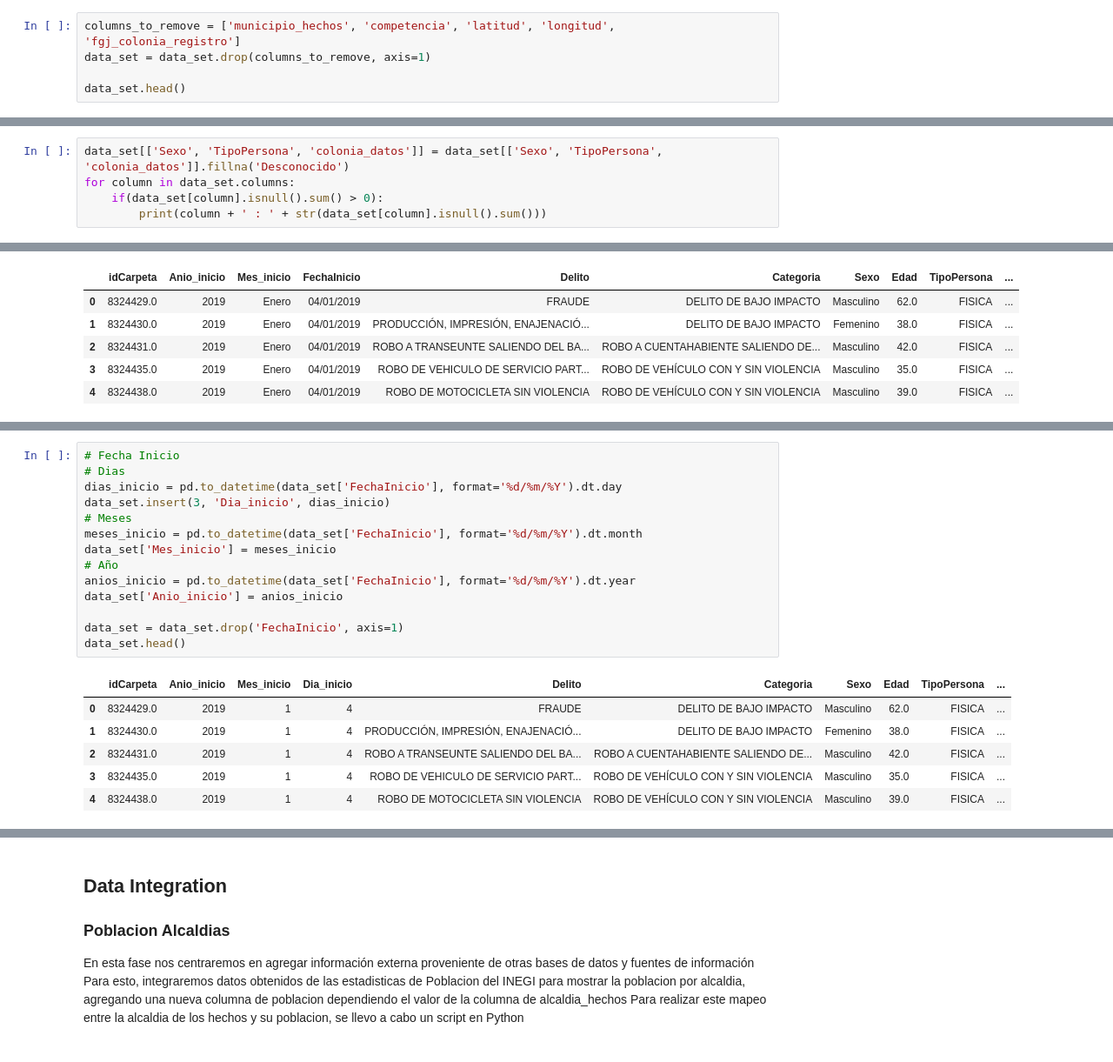
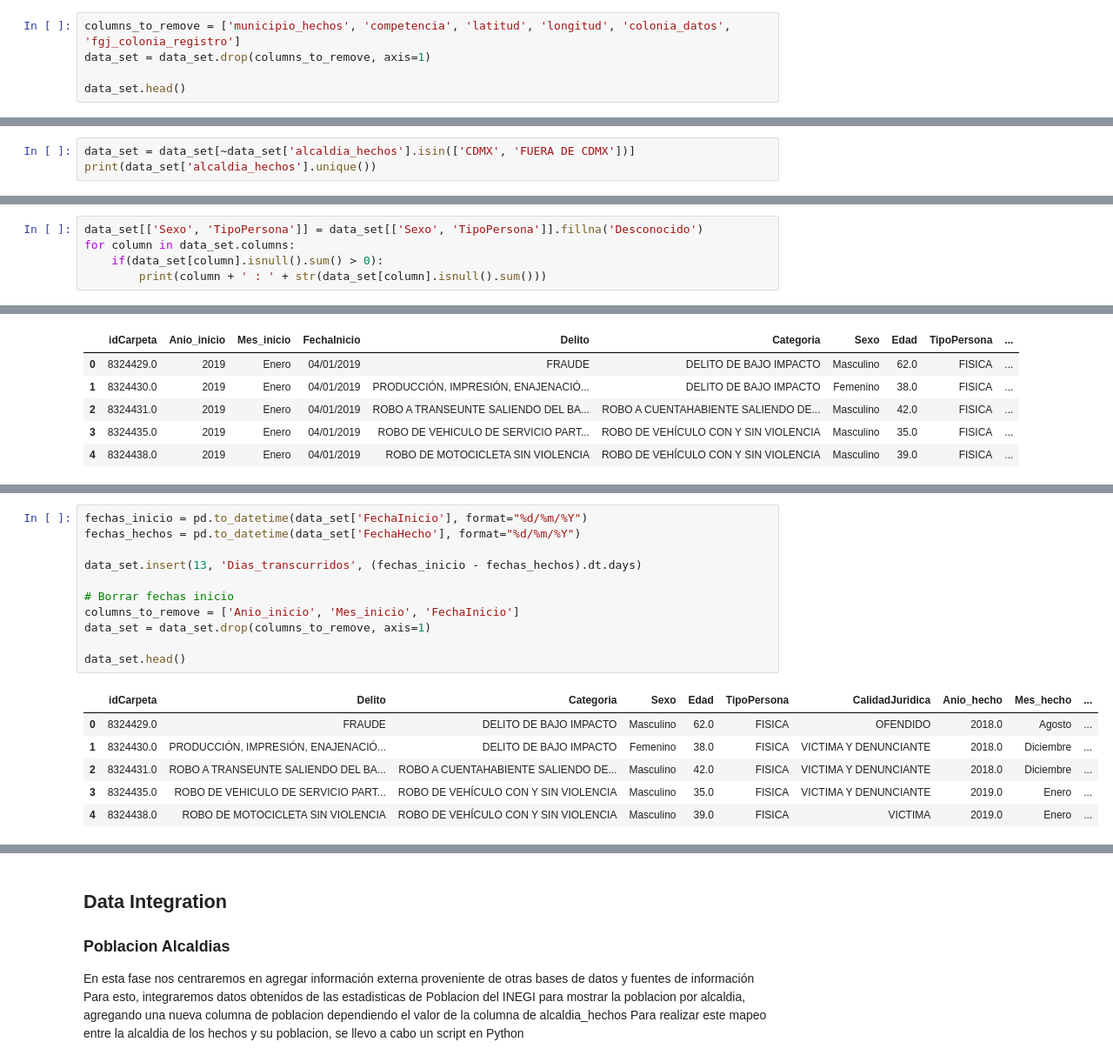
Before and after one commit to alexvasqxz/DS_Projects, a Jupyter notebook: Criminalidad/DataPreparation.ipynb, the cells around one changed output, grey strips where cells are left out. Shown: that part at 87% size. Cells and saved outputs as stored; diff of their text form.

```diff
--- a/Criminalidad/DataPreparation.ipynb
+++ b/Criminalidad/DataPreparation.ipynb
@@ -14,7 +15,7 @@ import pandas as pd
 
 data_set = pd.read_csv("sourceData.csv")
 # %%
-columns_to_remove = ['municipio_hechos', 'competencia', 'latitud', 'longitud', 'fgj_colonia_registro']
+columns_to_remove = ['municipio_hechos', 'competencia', 'latitud', 'longitud', 'colonia_datos', 'fgj_colonia_registro']
 data_set = data_set.drop(columns_to_remove, axis=1)
 
 data_set.head()
@@ -92,0 +98,3 @@ Name: idCarpeta, dtype: int64
+# %%
+data_set = data_set[~data_set['alcaldia_hechos'].isin(['CDMX', 'FUERA DE CDMX'])]
+print(data_set['alcaldia_hechos'].unique())
@@ -138,7 +149,7 @@ Las columnas a ser modificadas son:
 - TipoPersona
 - colonia_datos
 # %%
-data_set[['Sexo', 'TipoPersona', 'colonia_datos']] = data_set[['Sexo', 'TipoPersona', 'colonia_datos']].fillna('Desconocido')
+data_set[['Sexo', 'TipoPersona']] = data_set[['Sexo', 'TipoPersona']].fillna('Desconocido')
 for column in data_set.columns:
     if(data_set[column].isnull().sum() > 0):
         print(column + ' : ' + str(data_set[column].isnull().sum()))
@@ -172,21 +179,18 @@ Con el proposito de contar con datos mas limpios y entendibles, se seguira el si
 # %%
-# Fecha Inicio
-# Dias
-dias_inicio = pd.to_datetime(data_set['FechaInicio'], format='%d/%m/%Y').dt.day
-data_set.insert(3, 'Dia_inicio', dias_inicio)
-# Meses
-meses_inicio = pd.to_datetime(data_set['FechaInicio'], format='%d/%m/%Y').dt.month
-data_set['Mes_inicio'] = meses_inicio
-# Año
-anios_inicio = pd.to_datetime(data_set['FechaInicio'], format='%d/%m/%Y').dt.year
-data_set['Anio_inicio'] = anios_inicio
+fechas_inicio = pd.to_datetime(data_set['FechaInicio'], format="%d/%m/%Y")
+fechas_hechos = pd.to_datetime(data_set['FechaHecho'], format="%d/%m/%Y")
 
-data_set = data_set.drop('FechaInicio', axis=1)
+data_set.insert(13, 'Dias_transcurridos', (fechas_inicio - fechas_hechos).dt.days)
+
+# Borrar fechas inicio
+columns_to_remove = ['Anio_inicio', 'Mes_inicio', 'FechaInicio']
+data_set = data_set.drop(columns_to_remove, axis=1)
+
 data_set.head()
 # %% [output]
-|  | idCarpeta | Anio_inicio | Mes_inicio | Dia_inicio | Delito | Categoria | Sexo | Edad | TipoPersona | ... |
-| 0 | 8324429.0 | 2019 | 1 | 4 | FRAUDE | DELITO DE BAJO IMPACTO | Masculino | 62.0 | FISICA | ... |
-| 1 | 8324430.0 | 2019 | 1 | 4 | PRODUCCIÓN, IMPRESIÓN, ENAJENACIÓ... | DELITO DE BAJO IMPACTO | Femenino | 38.0 | FISICA | ... |
-| 2 | 8324431.0 | 2019 | 1 | 4 | ROBO A TRANSEUNTE SALIENDO DEL BA... | ROBO A CUENTAHABIENTE SALIENDO DE... | Masculino | 42.0 | FISICA | ... |
-| 3 | 8324435.0 | 2019 | 1 | 4 | ROBO DE VEHICULO DE SERVICIO PART... | ROBO DE VEHÍCULO CON Y SIN VIOLENCIA | Masculino | 35.0 | FISICA | ... |
-| 4 | 8324438.0 | 2019 | 1 | 4 | ROBO DE MOTOCICLETA SIN VIOLENCIA | ROBO DE VEHÍCULO CON Y SIN VIOLENCIA | Masculino | 39.0 | FISICA | ... |
+|  | idCarpeta | Delito | Categoria | Sexo | Edad | TipoPersona | CalidadJuridica | Anio_hecho | Mes_hecho | ... |
+| 0 | 8324429.0 | FRAUDE | DELITO DE BAJO IMPACTO | Masculino | 62.0 | FISICA | OFENDIDO | 2018.0 | Agosto | ... |
+| 1 | 8324430.0 | PRODUCCIÓN, IMPRESIÓN, ENAJENACIÓ... | DELITO DE BAJO IMPACTO | Femenino | 38.0 | FISICA | VICTIMA Y DENUNCIANTE | 2018.0 | Diciembre | ... |
+| 2 | 8324431.0 | ROBO A TRANSEUNTE SALIENDO DEL BA... | ROBO A CUENTAHABIENTE SALIENDO DE... | Masculino | 42.0 | FISICA | VICTIMA Y DENUNCIANTE | 2018.0 | Diciembre | ... |
+| 3 | 8324435.0 | ROBO DE VEHICULO DE SERVICIO PART... | ROBO DE VEHÍCULO CON Y SIN VIOLENCIA | Masculino | 35.0 | FISICA | VICTIMA Y DENUNCIANTE | 2019.0 | Enero | ... |
+| 4 | 8324438.0 | ROBO DE MOTOCICLETA SIN VIOLENCIA | ROBO DE VEHÍCULO CON Y SIN VIOLENCIA | Masculino | 39.0 | FISICA | VICTIMA | 2019.0 | Enero | ... |
```
Also changed, not shown: parts of 16 cells of this notebook, 3 other files.
